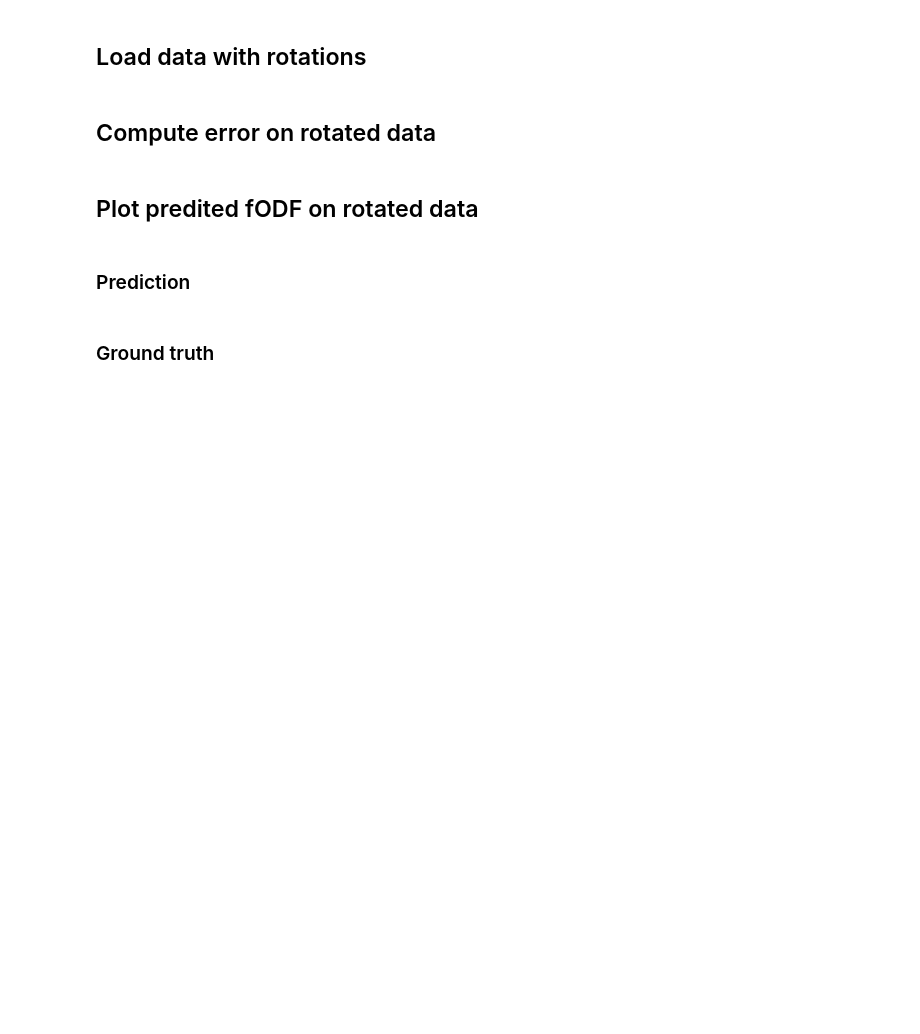
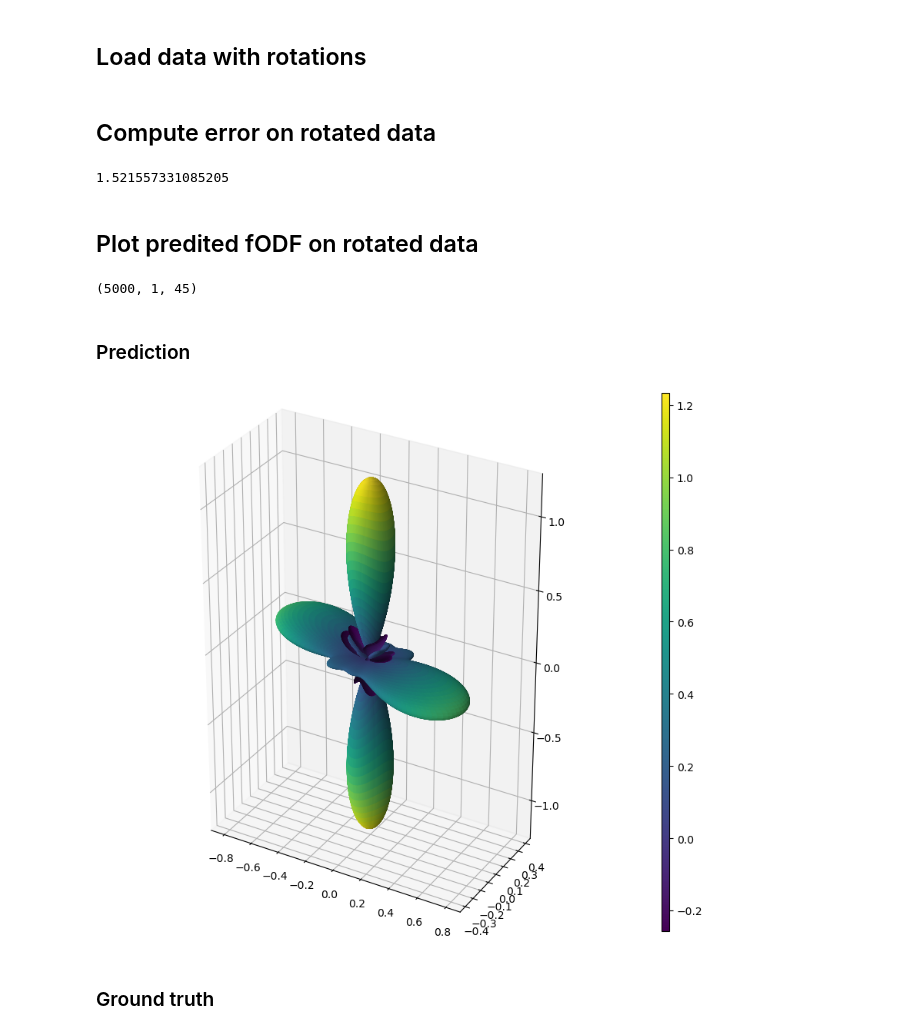
Before and after one commit to AlesRessler/AlesMScProject, a Jupyter notebook: 11 Sherical convolutional neural network.ipynb, the cells around one changed output. Saved outputs shown, nothing was run; the diff lists cells and outputs as text; code cells hidden in the pictures; blank space fills up the shorter version.

```diff
--- a/11 Sherical convolutional neural network.ipynb
+++ b/11 Sherical convolutional neural network.ipynb
@@ -364,10 +436,10 @@ plt.show()
 ## Load data with rotations
 # %%
 all_rotated_dwis = np.load('./data2/planar/rotation/diffusion_weighted_signals.npy')
-all_rotated_fODFs = np.load('./data2/planar/rotation/fODF_sh_coefficients.npy')[:10000]
+all_rotated_fODFs = np.load('./data2/planar/rotation/fODF_sh_coefficients.npy')[:5000]
 all_rotated_qhat = np.load('./data2/planar/rotation/gradient_orientations.npy')
 all_rotated_bvals = np.load('./data2/planar/rotation/b_values.npy')
-all_rotated_dwis_sh_coefficients = np.load("./data2/planar/rotation/diffusion_weighted_signals_sh_coefficients.npy")[:10000]
+all_rotated_dwis_sh_coefficients = np.load("./data2/planar/rotation/diffusion_weighted_signals_sh_coefficients.npy")[:5000]
 all_rotated_dwis_sh_coefficients = np.expand_dims(all_rotated_dwis_sh_coefficients,1)
 # %% [markdown]
 ## Compute error on rotated data
@@ -377,35 +449,43 @@ rotated_target = torch.FloatTensor(all_rotated_fODFs).to(device)
 rotated_outputs = model(rotated_inputs)
 rotated_loss = criterion(rotated_outputs, rotated_target)
 rotated_loss.item()
+# %% [output]
+1.521557331085205
 # %% [markdown]
 ## Plot predited fODF on rotated data
 # %%
 rotated_outputs = rotated_outputs.cpu().detach().numpy()
+# %%
+all_rotated_dwis_sh_coefficients.shape
+# %% [output]
+(5000, 1, 45)
 # %% [markdown]
 ### Prediction
 # %%
-x, y, z, fcolors = get_spherical_function_values_from_spherical_expansion(rotated_outputs[4], max_degree=max_degree,resolution=200,min_value=None,max_value=None, normalize=False)
+x, y, z, fcolors = get_spherical_function_values_from_spherical_expansion(rotated_outputs[6], max_degree=max_degree,resolution=200,min_value=None,max_value=None, normalize=False)
 
 x = x * fcolors
 y = y * fcolors
 z = z * fcolors
 
 fig = plt.figure(figsize=(10,10))
 
 cmap = plt.cm.viridis
 normalization = Normalize(vmin=np.min(fcolors), vmax=np.max(fcolors))
 sm = plt.cm.ScalarMappable(cmap=cmap, norm=normalization)
 
 ax = fig.add_subplot(111, projection='3d')
 ax.plot_surface(x, y, z,  rstride=1, cstride=1, facecolors=plt.cm.viridis(normalization(fcolors)), shade=True)
 plt.gca().set_aspect('equal')
 
 
 fig.subplots_adjust(right=0.8)
 cbar_ax = fig.add_axes([0.85, 0.15, 0.01, 0.7])
 cbar = fig.colorbar(sm, ax=[ax], cax=cbar_ax)
 
 plt.show()
+# %% [output]
+[figure, added]
 # %% [markdown]
 ### Ground truth
 # %%
```
Also changed, not shown: parts of 16 cells of this notebook, 5 other files.
